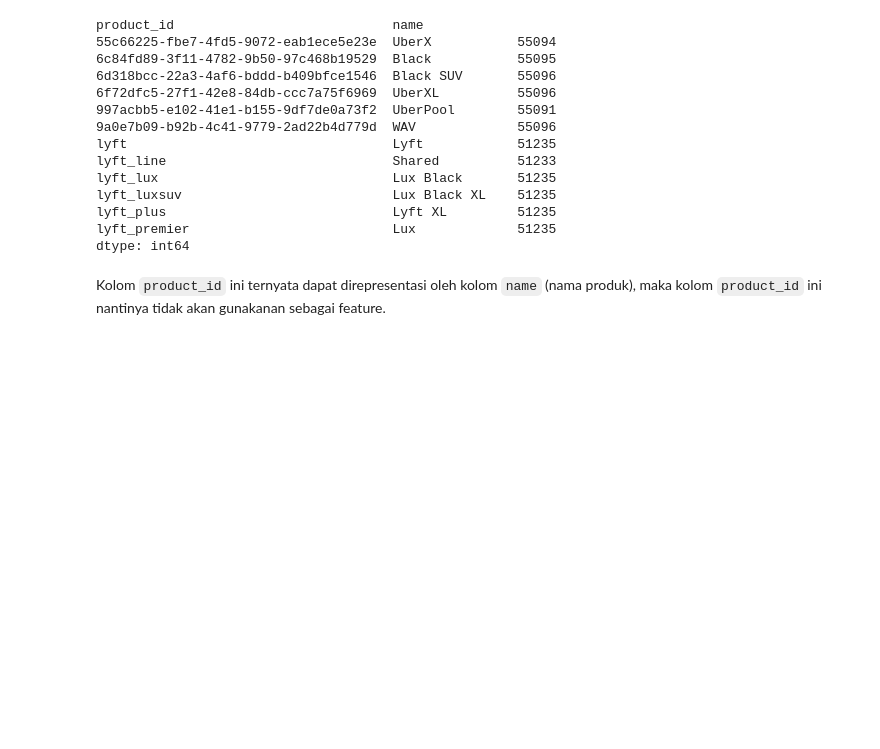
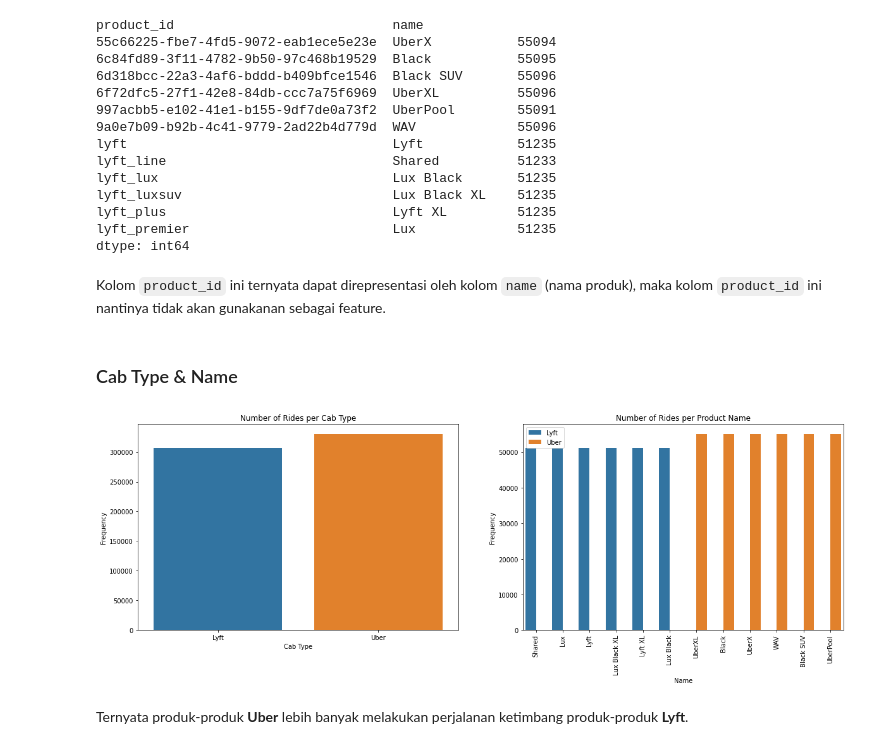
Before and after one commit to Penzragon/h8dsft_P1W1Reg, a Jupyter notebook: script.ipynb, the cells around one changed output. Saved outputs shown, nothing was run; the diff lists cells and outputs as text; code cells hidden in the pictures; blank space fills up the shorter version.

Commit message:
Add cab_type & name exploration

```diff
--- a/script.ipynb
+++ b/script.ipynb
@@ -293,3 +293,24 @@ lyft_premier                          Lux             51235
 dtype: int64
 # %% [markdown]
 Kolom `product_id` ini ternyata dapat direpresentasi oleh kolom `name` (nama produk), maka kolom `product_id` ini nantinya tidak akan gunakanan sebagai feature.
+# %% [markdown]
+### Cab Type & Name
+# %%
+plt.figure(figsize=(20,6))
+plt.subplot(1, 2, 1)
+sns.countplot(x='cab_type', data=rides)
+plt.title('Number of Rides per Cab Type')
+plt.xlabel('Cab Type')
+plt.ylabel('Frequency')
+plt.subplot(1, 2, 2)
+sns.countplot(x='name', data=rides, hue='cab_type')
+plt.title('Number of Rides per Product Name')
+plt.xlabel('Name')
+plt.ylabel('Frequency')
+plt.xticks(rotation=90)
+plt.legend(loc='upper left')
+plt.show()
+# %% [output]
+[figure, added]
+# %% [markdown]
+Ternyata produk-produk **Uber** lebih banyak melakukan perjalanan ketimbang produk-produk **Lyft**.
```
Also changed, not shown: parts of 1 cell of this notebook.
